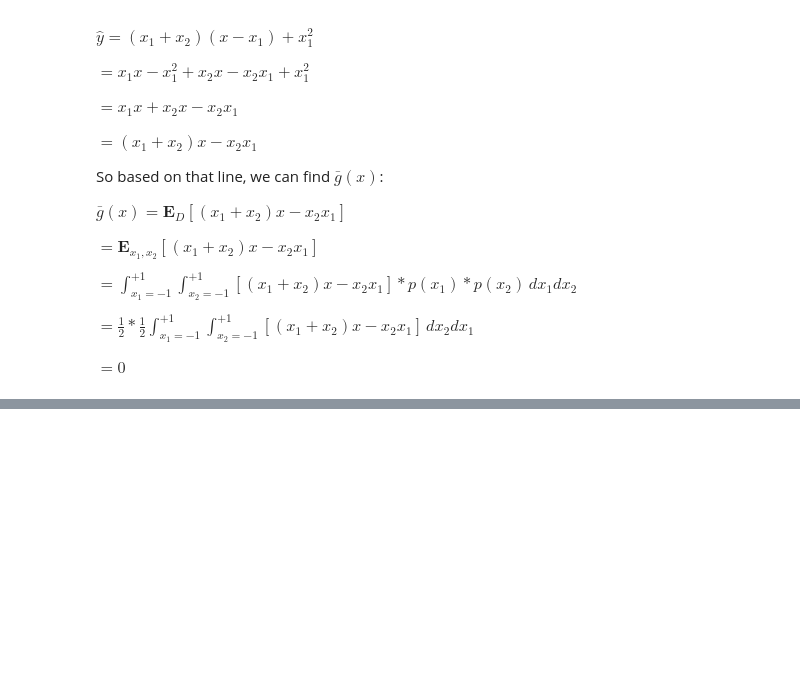
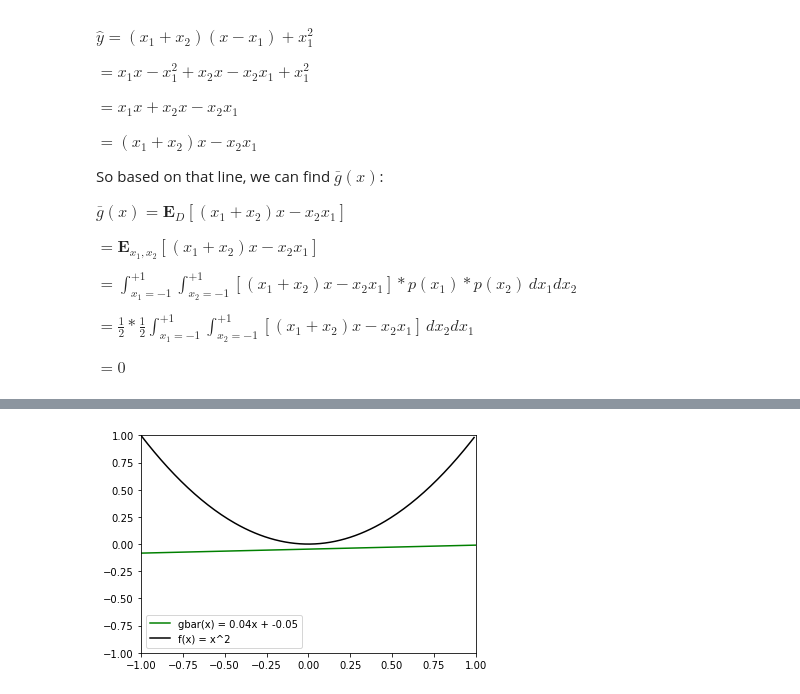
Before and after one commit to LioraW/Bias-Variance-ML, a Jupyter notebook: Bias-Variance project.ipynb, the cells around one changed output, grey strips where cells are left out. Drawn from its saved outputs; the diff is of its cells as text; code cells hidden in the pictures; blank space fills up the shorter version.

```diff
--- a/Bias-Variance project.ipynb
+++ b/Bias-Variance project.ipynb
@@ -115,0 +77,46 @@ Mean interecept: -0.008784329750880993
+# %%
+def stddev(point, slope, intercept):
+    return np.std((slope*point) + intercept)
+
+def samp_mean(point, slope, intercept):
+    return np.mean((slope*point) + intercept)
+
+fig, ax = plt.subplots()
+plt.xlim([plt_start,plt_stop]) #set x limits to [-1,-1]
+plt.ylim([plt_start,plt_stop])
+
+#gbar(x)
+gbar = f'gbar(x) = {round(slopes.mean(),2)}x + {round(intercepts.mean(),2)}'
+abline(slopes.mean(), intercepts.mean(), label=gbar)
+ax.plot(np.arange(-1,1, 0.01), np.square(np.arange(-1,1, 0.01)), 'k', label="f(x) = x^2") #f(x)
+
+ax.legend()
+
+#--------------------------------------------------
+gbarY = slopes.mean()*np.arange(plt_start, plt_stop, 0.01) + intercepts.mean()
+
+test_data = generate_data(num_datasets, 42).flatten()[:100]
+
+std = np.zeros(num_datasets*2)
+mn = np.zeros(num_datasets*2)
+for i, point in enumerate(test_data):
+    std[i] = stddev(point, slopes, intercepts)
+    mn[i] = samp_mean(point, slopes, intercepts)
+
+#up = mn + std
+#down = mn - std
+var = np.zeros(num_datasets*2)
+for i, point in enumerate(test_data):
+    var[i] = np.sqrt(np.var((point*slopes) + intercepts ))
+
+#print(var)
+up = gbarY + var
+down = gbarY - var
+
+
+#plt.plot(np.arange(-1,1, 0.01), up, '-b')
+#plt.plot(np.arange(-1,1, 0.01), down, '-g')
+#mid = np.linspace(plt_start, plt_stop, 1)
+#plt.fill_between(mid, up, down, alpha=0.2)
+# %% [output]
+[figure, added]
```
Also changed, not shown: parts of 8 cells of this notebook.
